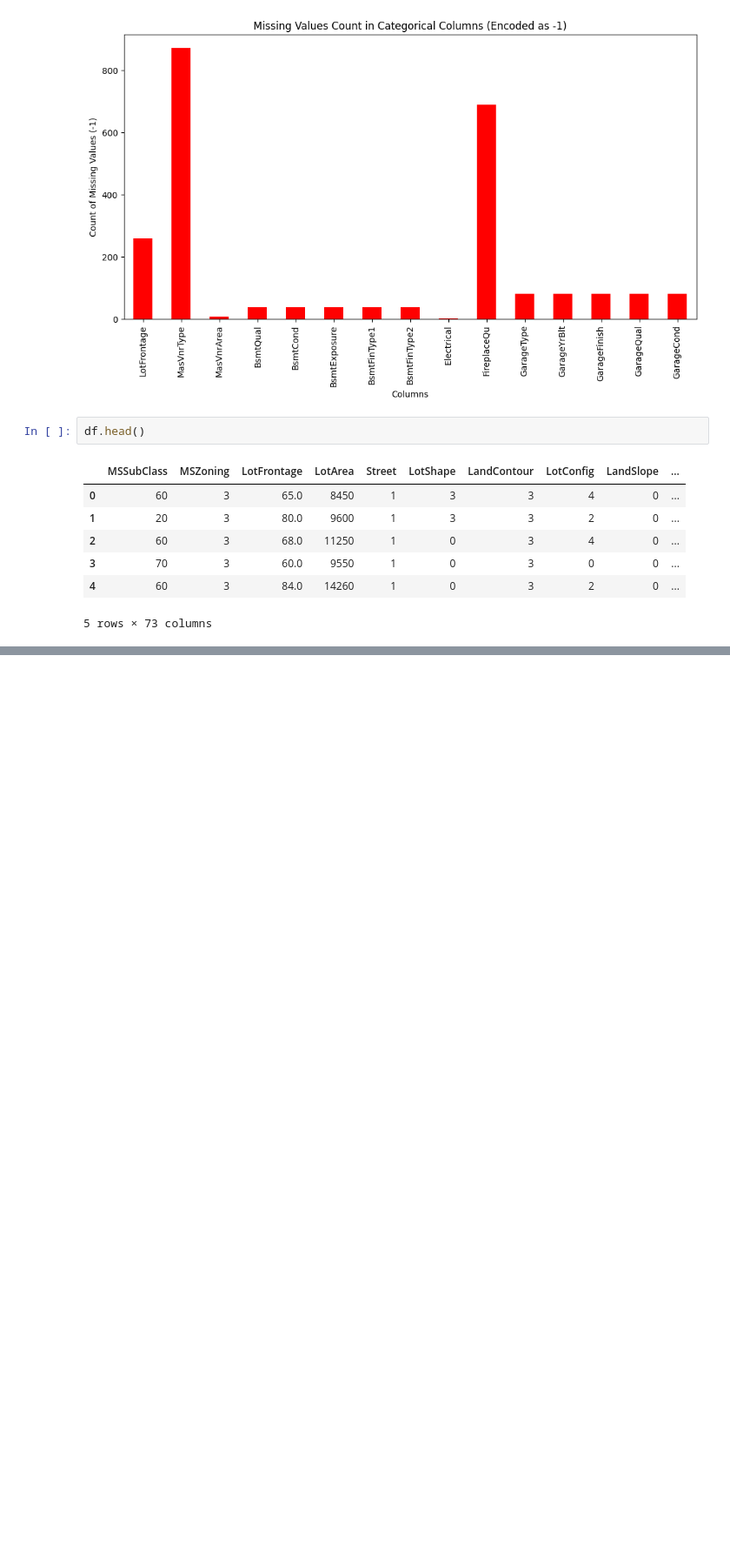
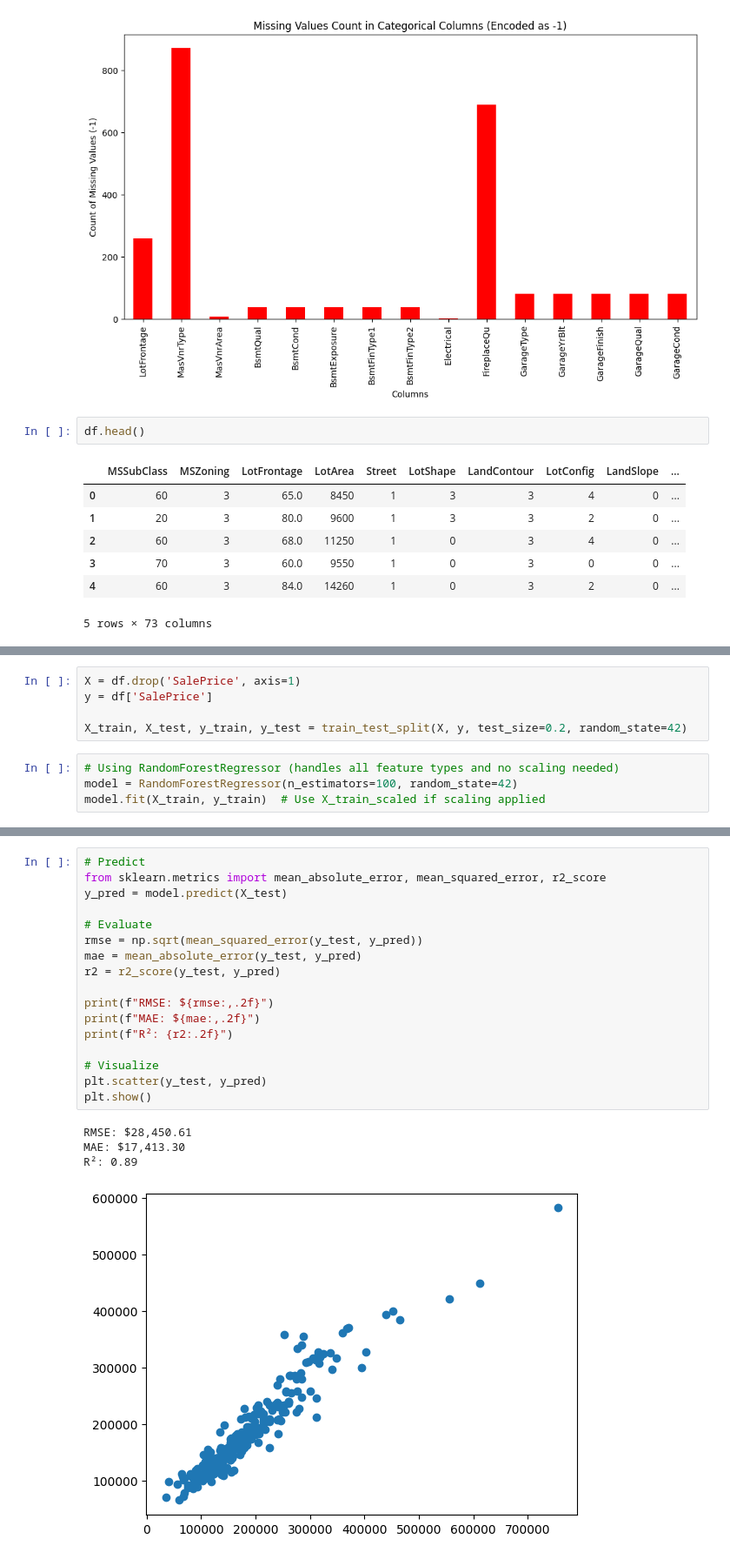
Before and after one commit to Bhargavvv412/house-price-prediction, a Jupyter notebook: House_Price_EDA.ipynb, the cells around one changed output, grey strips where cells are left out. Shown: that part at 87% size. Saved outputs shown, nothing was run; the diff lists cells and outputs as text; blank space fills up the shorter version.

```diff
--- a/House_Price_EDA.ipynb
+++ b/House_Price_EDA.ipynb
@@ -261,0 +247,9 @@ Passing `palette` without assigning `hue` is deprecated and will be removed in v
+# %%
+X = df.drop('SalePrice', axis=1)
+y = df['SalePrice']
+
+X_train, X_test, y_train, y_test = train_test_split(X, y, test_size=0.2, random_state=42)
+# %%
+# Using RandomForestRegressor (handles all feature types and no scaling needed)
+model = RandomForestRegressor(n_estimators=100, random_state=42)
+model.fit(X_train, y_train)  # Use X_train_scaled if scaling applied
@@ -261,0 +265,22 @@ Passing `palette` without assigning `hue` is deprecated and will be removed in v
+# %%
+# Predict
+from sklearn.metrics import mean_absolute_error, mean_squared_error, r2_score
+y_pred = model.predict(X_test)
+
+# Evaluate
+rmse = np.sqrt(mean_squared_error(y_test, y_pred))
+mae = mean_absolute_error(y_test, y_pred)
+r2 = r2_score(y_test, y_pred)
+
+print(f"RMSE: ${rmse:,.2f}")
+print(f"MAE: ${mae:,.2f}")
+print(f"R²: {r2:.2f}")
+
+# Visualize
+plt.scatter(y_test, y_pred)
+plt.show()
+# %% [output]
+RMSE: $28,450.61
+MAE: $17,413.30
+R²: 0.89
+[figure, added]
```
Also changed, not shown: parts of 11 cells of this notebook.
